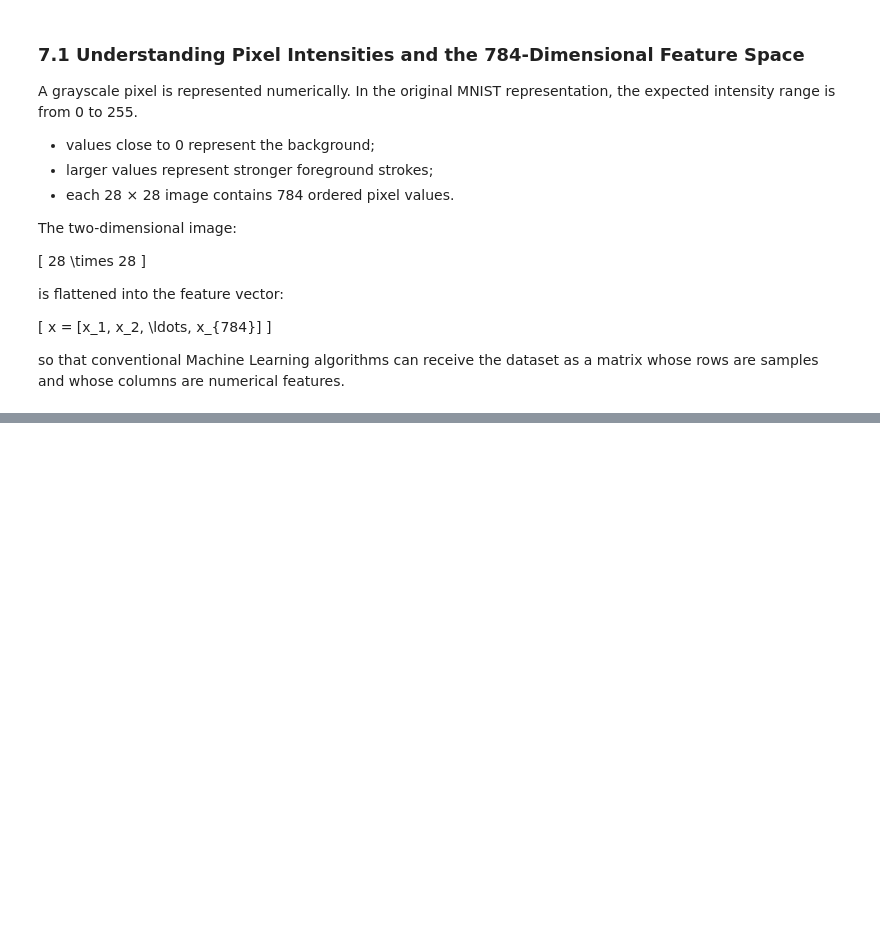
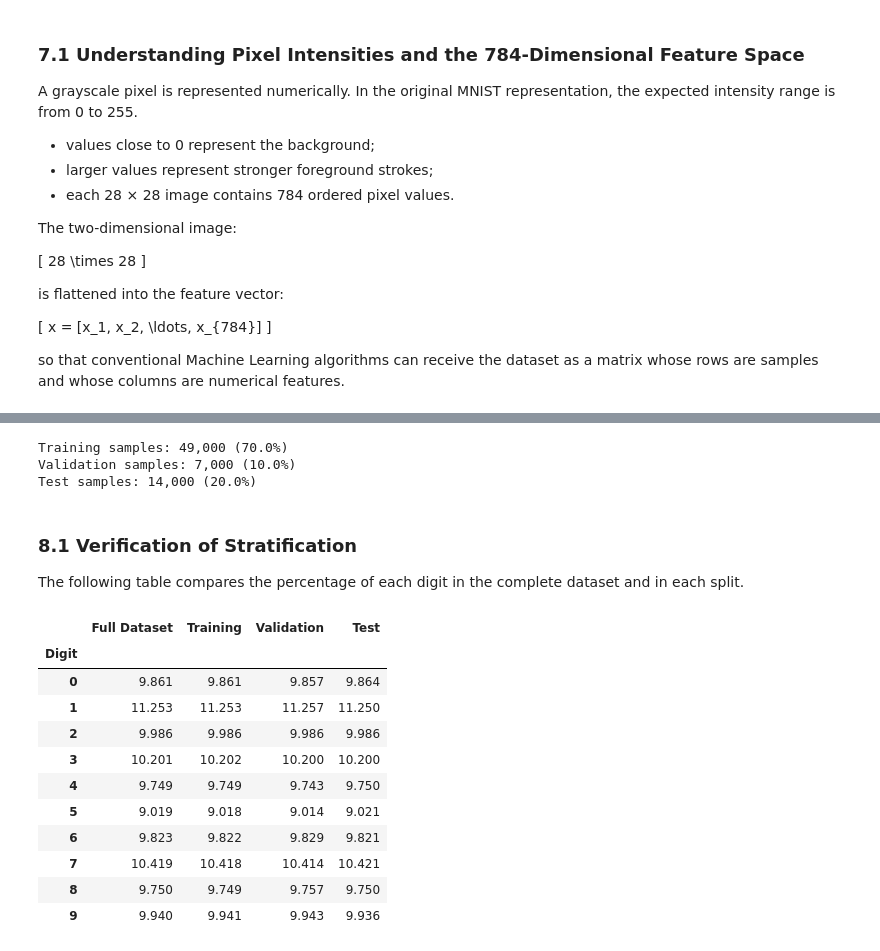
Before and after one commit to renan-leme/mnist-classification-SCTEC, a Jupyter notebook: mnist_classification_project.ipynb, the cells around one changed output, grey strips where cells are left out. Drawn from its saved outputs; the diff is of its cells as text; code cells hidden in the pictures; blank space fills up the shorter version.

Commit message:
implement stratified data split

```diff
--- a/mnist_classification_project.ipynb
+++ b/mnist_classification_project.ipynb
@@ -359,0 +372,59 @@ so that conventional Machine Learning algorithms can receive the dataset as a ma
+# %%
+X_development_raw, X_test_raw, y_development, y_test = train_test_split(
+    X,
+    y,
+    test_size=0.20,
+    random_state=RANDOM_STATE,
+    stratify=y,
+)
+
+X_train_raw, X_validation_raw, y_train, y_validation = train_test_split(
+    X_development_raw,
+    y_development,
+    test_size=0.125,
+    random_state=RANDOM_STATE,
+    stratify=y_development,
+)
+
+print(f"Training samples: {len(y_train):,} ({len(y_train) / len(y) * 100:.1f}%)")
+print(f"Validation samples: {len(y_validation):,} ({len(y_validation) / len(y) * 100:.1f}%)")
+print(f"Test samples: {len(y_test):,} ({len(y_test) / len(y) * 100:.1f}%)")
+# %% [output]
+Training samples: 49,000 (70.0%)
+Validation samples: 7,000 (10.0%)
+Test samples: 14,000 (20.0%)
+# %% [markdown]
+### 8.1 Verification of Stratification
+
+The following table compares the percentage of each digit in the complete dataset and in each split.
+# %%
+def class_percentage_table(labels, dataset_name):
+    counts = pd.Series(labels).value_counts().sort_index()
+    percentages = counts / counts.sum() * 100
+    return percentages.rename(dataset_name)
+
+split_distribution_df = pd.concat(
+    [
+        class_percentage_table(y, "Full Dataset"),
+        class_percentage_table(y_train, "Training"),
+        class_percentage_table(y_validation, "Validation"),
+        class_percentage_table(y_test, "Test"),
+    ],
+    axis=1,
+)
+
+split_distribution_df.index.name = "Digit"
+display(split_distribution_df.round(3))
+# %% [output]
+|  | Full Dataset | Training | Validation | Test |
+| Digit |  |  |  |  |
+| 0 | 9.861 | 9.861 | 9.857 | 9.864 |
+| 1 | 11.253 | 11.253 | 11.257 | 11.250 |
+| 2 | 9.986 | 9.986 | 9.986 | 9.986 |
+| 3 | 10.201 | 10.202 | 10.200 | 10.200 |
+| 4 | 9.749 | 9.749 | 9.743 | 9.750 |
+| 5 | 9.019 | 9.018 | 9.014 | 9.021 |
+| 6 | 9.823 | 9.822 | 9.829 | 9.821 |
+| 7 | 10.419 | 10.418 | 10.414 | 10.421 |
+| 8 | 9.750 | 9.749 | 9.757 | 9.750 |
+| 9 | 9.940 | 9.941 | 9.943 | 9.936 |
```
Also changed, not shown: parts of 4 cells of this notebook.
